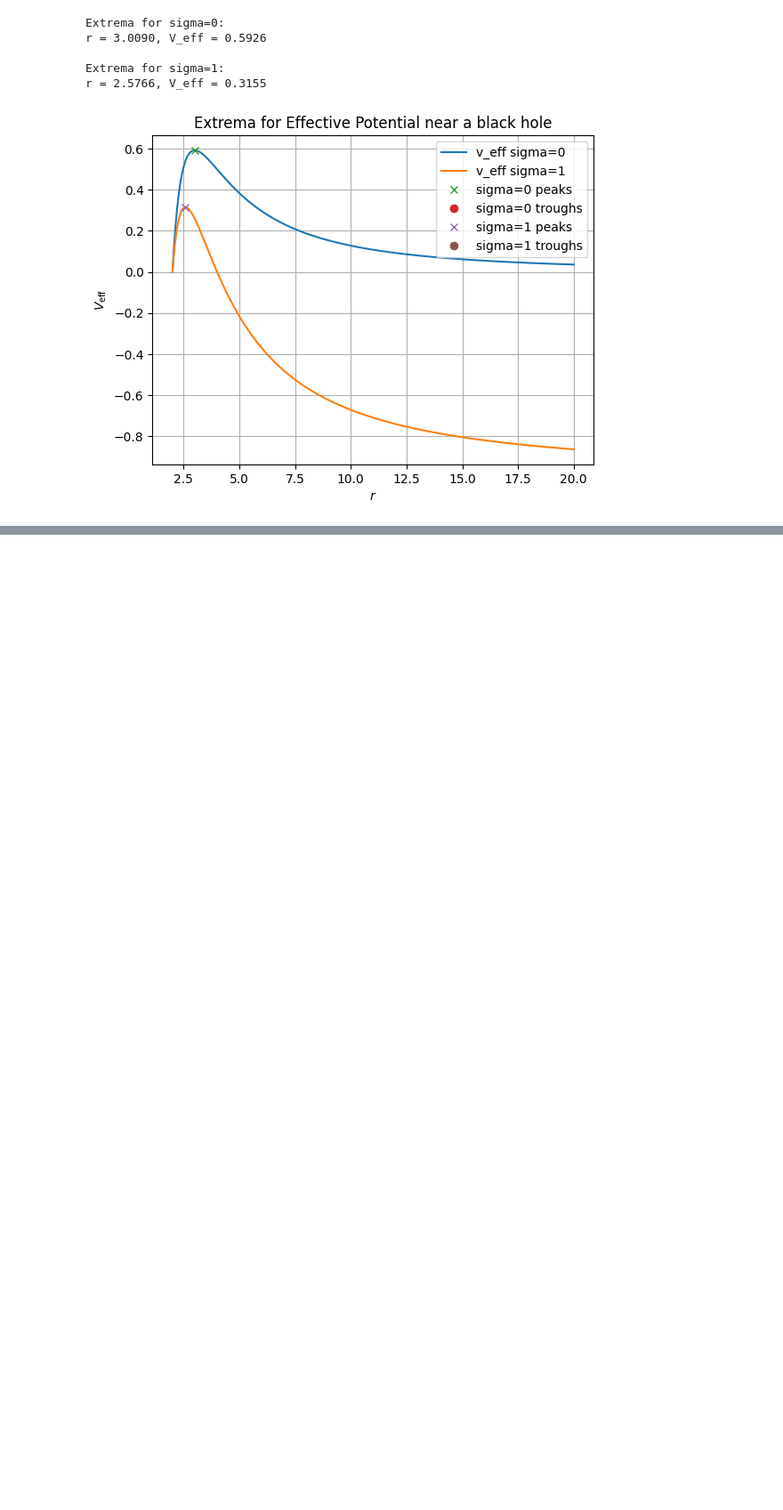
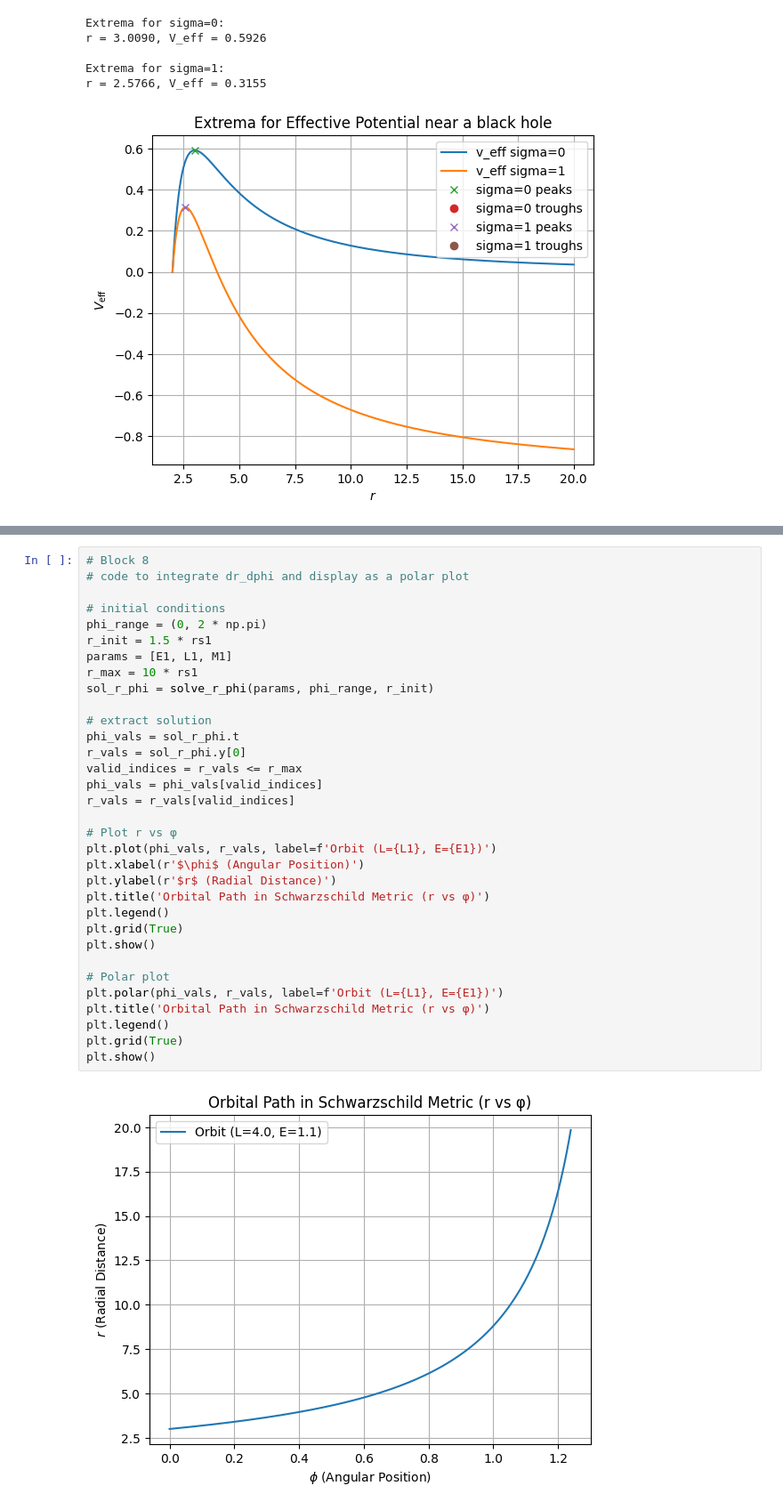
Before and after one commit to AdamSmithOrlik/quantum-black-holes, a Jupyter notebook: sue/code-draft.ipynb, the cells around one changed output, grey strips where cells are left out. Shown at 89% size. Drawn from its saved outputs; the diff is of its cells as text; blank space fills up the shorter version.

```diff
--- a/sue/code-draft.ipynb
+++ b/sue/code-draft.ipynb
@@ -196,0 +237,35 @@ r = 2.5766, V_eff = 0.3155
+# %%
+# Block 8
+# code to integrate dr_dphi and display as a polar plot
+
+# initial conditions
+phi_range = (0, 2 * np.pi)
+r_init = 1.5 * rs1
+params = [E1, L1, M1]
+r_max = 10 * rs1
+sol_r_phi = solve_r_phi(params, phi_range, r_init)
+
+# extract solution
+phi_vals = sol_r_phi.t
+r_vals = sol_r_phi.y[0]
+valid_indices = r_vals <= r_max
+phi_vals = phi_vals[valid_indices]
+r_vals = r_vals[valid_indices]
+
+# Plot r vs φ
+plt.plot(phi_vals, r_vals, label=f'Orbit (L={L1}, E={E1})')
+plt.xlabel(r'$\phi$ (Angular Position)')
+plt.ylabel(r'$r$ (Radial Distance)')
+plt.title('Orbital Path in Schwarzschild Metric (r vs φ)')
+plt.legend()
+plt.grid(True)
+plt.show()
+
+# Polar plot
+plt.polar(phi_vals, r_vals, label=f'Orbit (L={L1}, E={E1})')
+plt.title('Orbital Path in Schwarzschild Metric (r vs φ)')
+plt.legend()
+plt.grid(True)
+plt.show()
+# %% [output]
+[figure, added]
```
Also changed, not shown: parts of 6 cells of this notebook.
